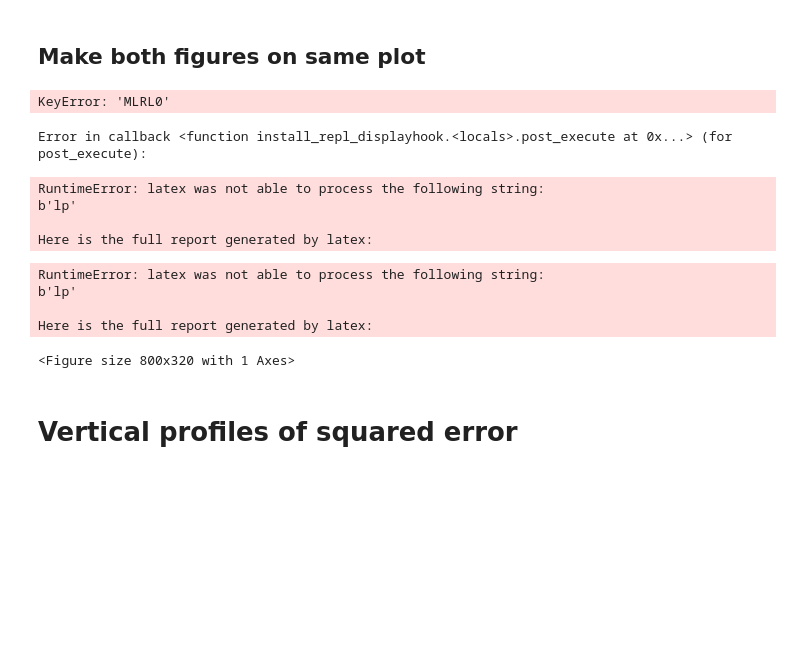
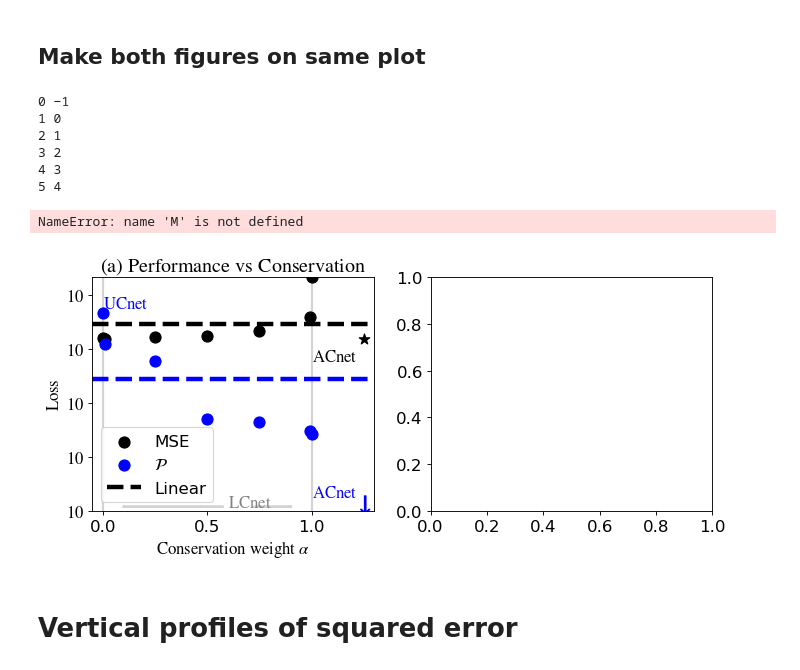
Before and after one commit to wallingTACC/CBRAIN-CAM, a Jupyter notebook: notebooks/tbeucler_devlog/042_Figures_PRL_Submission.ipynb, the cells around one changed output. Cells and saved outputs as stored; diff of their text form; code cells hidden in the pictures; blank space fills up the shorter version.

Commit message:
Making sure figures are updated before loading enthalpy PKL data

```diff
--- a/notebooks/tbeucler_devlog/042_Figures_PRL_Submission.ipynb
+++ b/notebooks/tbeucler_devlog/042_Figures_PRL_Submission.ipynb
@@ -73,6 +81,10 @@ XNNA = 1.25 # Abscissa where architecture-constrained network will be placed
 XTEXT = 0.25 # Text placement
 YMIN = -1 # Representative value for conserving network
 YTEXT = 0.3 # Text placement
+# %%
+# Save reduced data to make figure
+#pathPKL = '/home/t/Tom.Beucler/SPCAM/CBRAIN-CAM/notebooks/tbeucler_devlog/PKL_DATA/'
+pathPKL = '/export/home/tbeucler/CBRAIN-CAM/notebooks/tbeucler_devlog/PKL_DATA/'
 # %%
 # Load LCnet diagnostics
 hf = open(pathPKL+'2020_03_11_across_alpha.pkl','rb')
@@ -94,11 +106,11 @@ for j,datas in enumerate(DATASET):
 
     for alpha in alpha_array:
         #print('alpha = ',str(alpha))
-        MSEplot[datas][alpha] = np.log10(S['MSEt'][datas][alpha])
-        PENplot[datas][alpha] = np.log10(S['RESt'][datas][alpha])
+        MSEplot[datas][alpha] = np.log10(S['MSEt'][datas][alpha][0])
+        PENplot[datas][alpha] = np.log10(S['RESt'][datas][alpha][0])
 
     for NNs in NNarray:
-        MSEplot[datas][NNs] = np.log10(S2['MSEt'][datas][NNs])
-        PENplot[datas][NNs] = np.log10(S2['RESt'][datas][NNs])
+        MSEplot[datas][NNs] = np.log10(S2['MSEt'][datas][NNs][0])
+        PENplot[datas][NNs] = np.log10(S2['RESt'][datas][NNs][0])
 # %% [markdown]
 ## Load data to plot Figure 3b
@@ -105,11 +142,8 @@ for j,datas in enumerate(DATASET):
 # %% [markdown]
 ## Make both figures on same plot
+# %%
+datas = 'valid'
 # %%
-plt.rc('text', usetex=True)
-plt.rc('font', family='serif', size=fz)
-mpl.rcParams['lines.linewidth'] = lw
-plt.close('all')
-
 f = plt.figure(num=None, figsize=(10,4), dpi=80, facecolor='w', edgecolor='k')
 plt.gcf().subplots_adjust(bottom=0.15) # Make room for xlabels
 
@@ -122,18 +156,18 @@ plt.axvline(x=0,color='lightgray',linewidth=lw/2,zorder=0)
 plt.axvline(x=1,color='lightgray',linewidth=lw/2,zorder=0)
 
 STR = 'MLRL0'
-Hlin1 = plt.axhline(y=MSEplot[STR],c='k',linestyle='--',zorder=1)
-Hlin2 = plt.axhline(y=PENplot[STR],c='b',linestyle='--',zorder=1)
+Hlin1 = plt.axhline(y=MSEplot[datas][STR],c='k',linestyle='--',zorder=1)
+Hlin2 = plt.axhline(y=PENplot[datas][STR],c='b',linestyle='--',zorder=1)
 
 for alpha in alpha_array:
-    STR = str(alpha)
-    MSEs[str(alpha)] = plt.scatter(alpha,MSEplot[STR],c='k',s=siz)
-    PENs[str(alpha)] = plt.scatter(alpha,PENplot[STR],c='b',s=siz)
+    STR = alpha
+    MSEs[str(alpha)] = plt.scatter(alpha,MSEplot[datas][STR],c='k',s=siz)
+    PENs[str(alpha)] = plt.scatter(alpha,PENplot[datas][STR],c='b',s=siz)
 
-STR = 'NNA'
-MSEs['NNA'] = plt.scatter(XNNA,MSEplot[STR],c='k',s=siz,marker='*')
+STR = 'JNNC'
+MSEs['NNA'] = plt.scatter(XNNA,MSEplot[datas][STR],c='k',s=siz,marker='*')
 PENs['NNA'] = plt.scatter(XNNA,YMIN+0.1,c='b',s=3*siz,marker="$\downarrow$")
-MSEt = plt.text(XNNA-XTEXT,MSEplot[STR]-YTEXT-0.1,s='$\mathrm{ACnet}$',color='k')
+MSEt = plt.text(XNNA-XTEXT,MSEplot[datas][STR]-YTEXT-0.1,s='$\mathrm{ACnet}$',color='k')
 PENt = plt.text(XNNA-XTEXT,YMIN+0.1+YTEXT/2,s='$\mathrm{ACnet}$',color='b')
 PENu = plt.text(0,2.75,s='$\mathrm{UCnet}$',color='b')
 
@@ -142,7 +176,7 @@ plt.ylim((YMIN,3.33))
 
 plt.xlabel(r'$\mathrm{Conservation\ weight\ }\alpha$')
 plt.ylabel(r'$\mathrm{Loss}$')
-plt.title(r'$\mathrm{\left(a\right)\ }\textnormal{Performance\ vs\ Conservation}$')
+plt.title(r'$\mathrm{\left(a\right)\ }\mathrm{Performance\ vs\ Conservation}$')
 
 plt.legend((MSEs['0'],PENs['0'],Hlin1),\
            ('MSE','$\cal{P}$','Linear'),
@@ -177,46 +211,43 @@ for imodel,NNs in enumerate(NNplot):
     ETOTs[NNs] = plt.plot(coor.lat,\
                           np.log10(M[NNs]['error']['TOT'][:,:,0].mean(axis=1)),\
                           color=cplot[imodel],linestyle='--',label=LAB[np.size(NNplot)+imodel])
 
 plt.grid()
 ax.yaxis.tick_right()
 ax.yaxis.set_label_position("right")
 plt.xlim((np.min(coor.lat),np.max(coor.lat)))
 
 # Text
 N2NETt = plt.text(54,3.65,s='$\mathrm{UCnet2}$',color='g')
 NNETt = plt.text(54,2.15,s='$\mathrm{UCnet1}$',color='b')
 LCNETt = plt.text(55,1,s='$\mathrm{LCnet}$',color='r')
 LCNETt2 = plt.text(54,0.75,s='$\\alpha=1\\% $',color='r')
 
 # plt.ylim((YMIN,3.33))
 plt.xlabel(r'$\mathrm{Latitude\ \left(^{\circ}\right)}$')
 plt.ylabel(r'$\mathrm{Relative\ Error}$',labelpad=10)
-plt.title(r'$\mathrm{\left(b\right)\ }\textnormal{MSE\ relative\ to\ ACnet}$')
+plt.title(r'$\mathrm{\left(b\right)\ }\mathrm{MSE\ relative\ to\ ACnet}$')
 plt.legend(loc='center left',fontsize=2*fz/3)
 
 plt.draw()
 # Change y labels to 10^n
 labels = [item.get_text() for item in ax.get_yticklabels()]
 for ilab,lab in enumerate(labels):
     print(ilab,lab)
     labels[ilab]='$10^{'+lab[1:-1]+'}$'
 ax.set_yticklabels(labels)
 
 # Save figure
-plt.savefig('Fig3',format='pdf')
+#plt.savefig('Fig3',format='pdf')
 # %% [output]
-KeyError: 'MLRL0'
+0 −1
+1 0
+2 1
+3 2
+4 3
+5 4
-Error in callback <function install_repl_displayhook.<locals>.post_execute at 0x...> (for post_execute):
+NameError: name 'M' is not defined
-RuntimeError: latex was not able to process the following string:
-b'lp'
-
-Here is the full report generated by latex:
-RuntimeError: latex was not able to process the following string:
-b'lp'
-
-Here is the full report generated by latex:
-<Figure size 800x320 with 1 Axes>
+[figure, added]
 # %% [markdown]
 # Vertical profiles of squared error
 # %%
```
Also changed, not shown: parts of 4 cells of this notebook.
